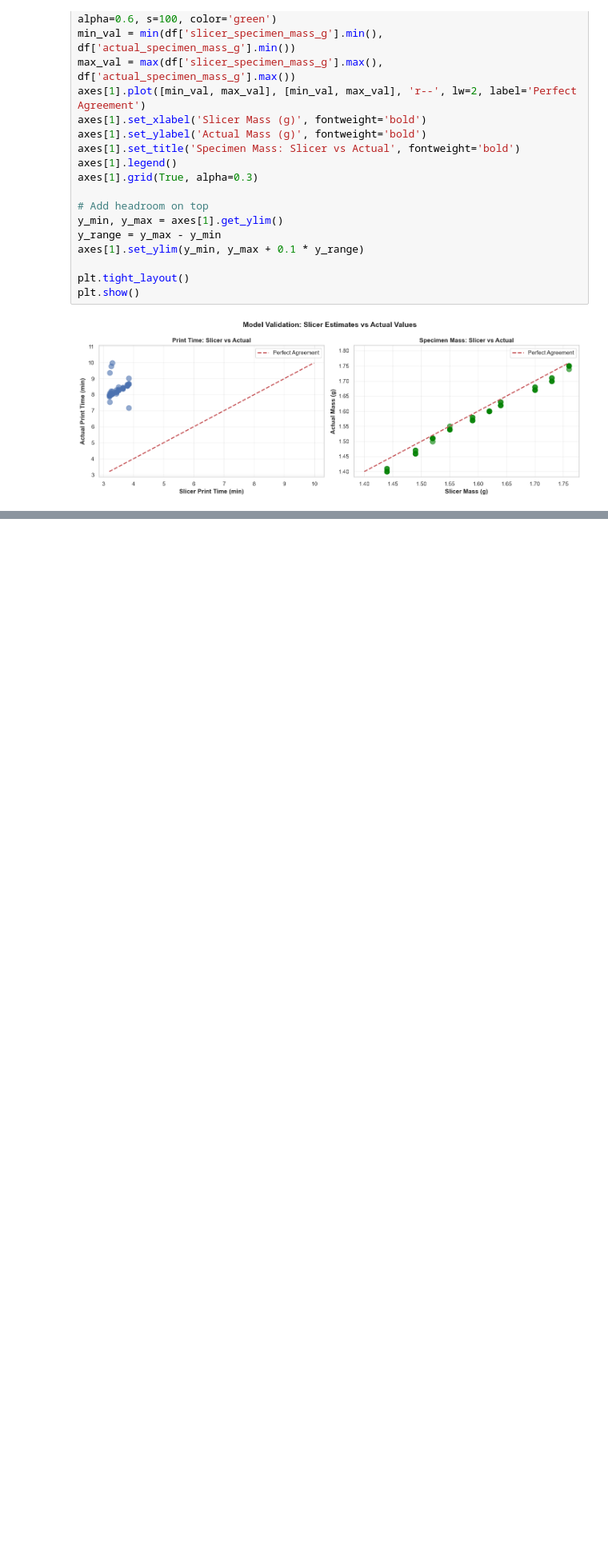
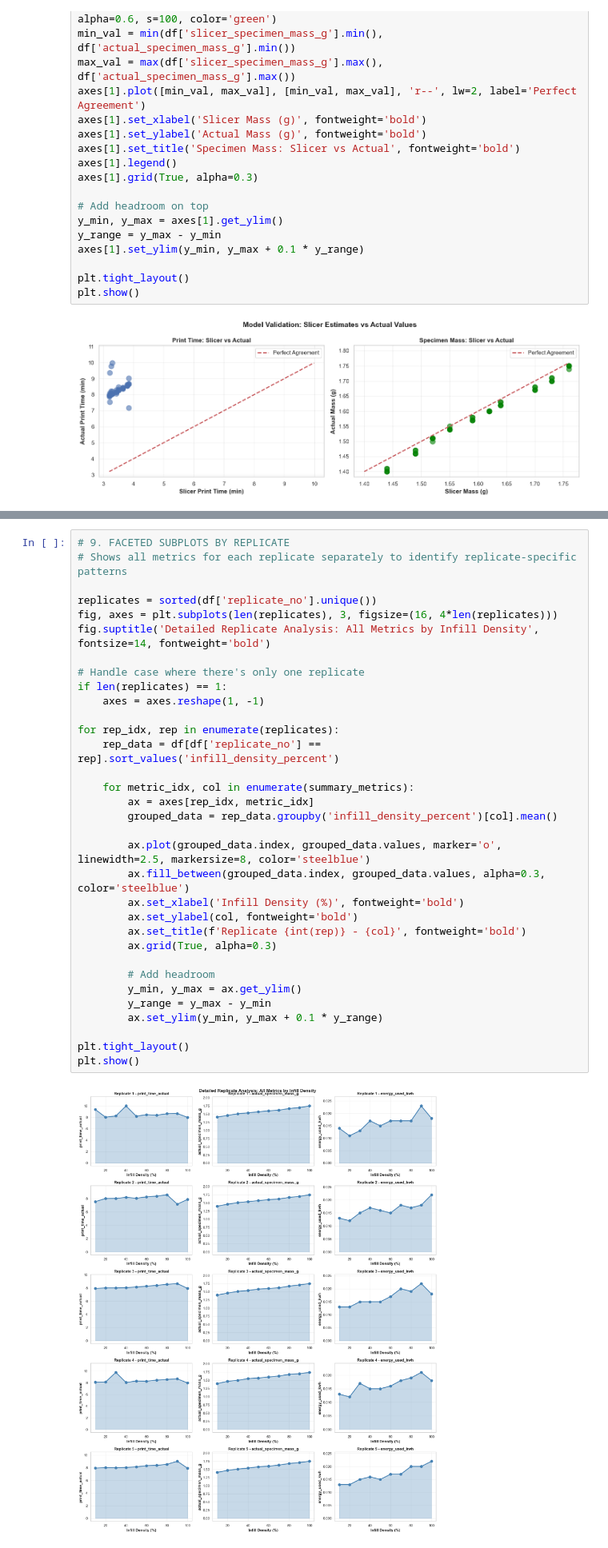
Before and after one commit to t1pen/PROJECT_OID, a Jupyter notebook: EDA.ipynb, the cells around one changed output, grey strips where cells are left out. Shown at 80% size. Drawn from its saved outputs; the diff is of its cells as text; blank space fills up the shorter version.

```diff
--- a/EDA.ipynb
+++ b/EDA.ipynb
@@ -298,0 +419,35 @@ plt.show()
+# %%
+# 9. FACETED SUBPLOTS BY REPLICATE
+# Shows all metrics for each replicate separately to identify replicate-specific patterns
+
+replicates = sorted(df['replicate_no'].unique())
+fig, axes = plt.subplots(len(replicates), 3, figsize=(16, 4*len(replicates)))
+fig.suptitle('Detailed Replicate Analysis: All Metrics by Infill Density', fontsize=14, fontweight='bold')
+
+# Handle case where there's only one replicate
+if len(replicates) == 1:
+    axes = axes.reshape(1, -1)
+
+for rep_idx, rep in enumerate(replicates):
+    rep_data = df[df['replicate_no'] == rep].sort_values('infill_density_percent')
+
+    for metric_idx, col in enumerate(summary_metrics):
+        ax = axes[rep_idx, metric_idx]
+        grouped_data = rep_data.groupby('infill_density_percent')[col].mean()
+
+        ax.plot(grouped_data.index, grouped_data.values, marker='o', linewidth=2.5, markersize=8, color='steelblue')
+        ax.fill_between(grouped_data.index, grouped_data.values, alpha=0.3, color='steelblue')
+        ax.set_xlabel('Infill Density (%)', fontweight='bold')
+        ax.set_ylabel(col, fontweight='bold')
+        ax.set_title(f'Replicate {int(rep)} - {col}', fontweight='bold')
+        ax.grid(True, alpha=0.3)
+
+        # Add headroom
+        y_min, y_max = ax.get_ylim()
+        y_range = y_max - y_min
+        ax.set_ylim(y_min, y_max + 0.1 * y_range)
+
+plt.tight_layout()
+plt.show()
+# %% [output]
+[figure, added]
```
Also changed, not shown: parts of 21 cells of this notebook.
